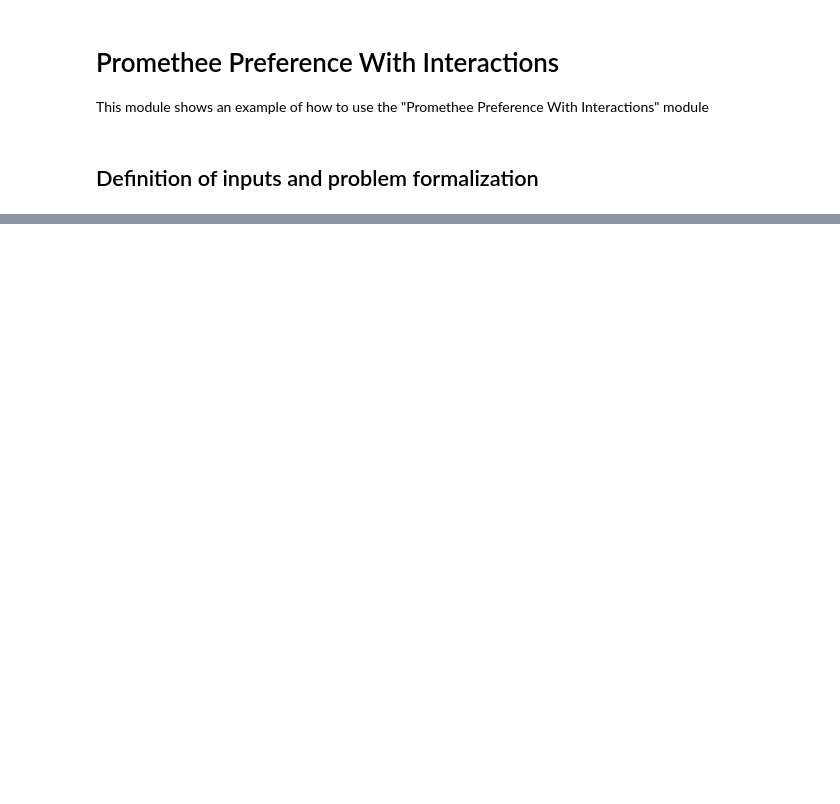
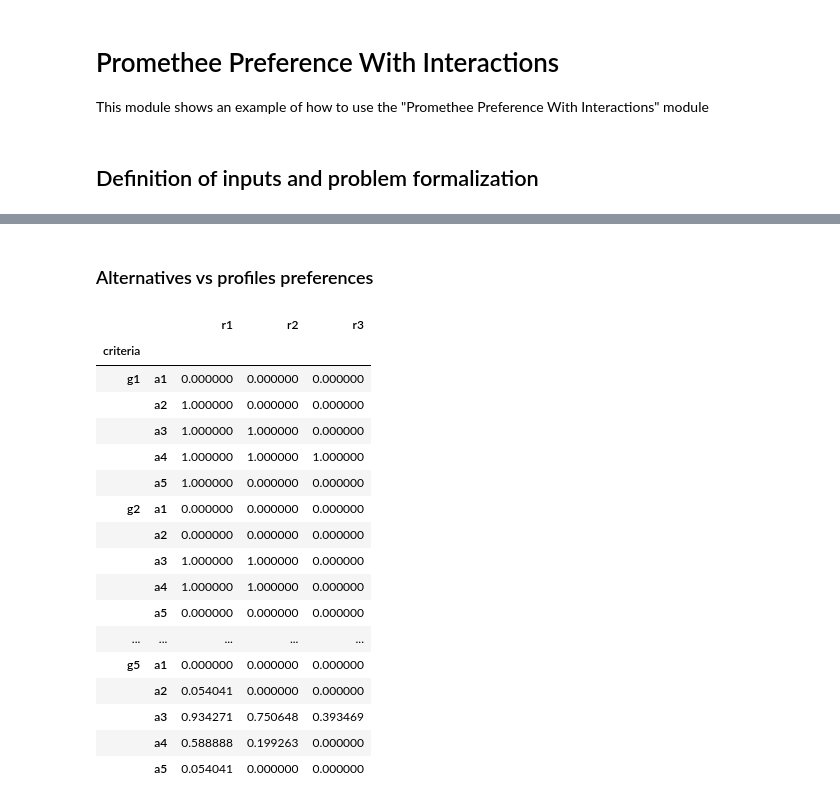
Before and after one commit to WAndraszyk/Construct-your-own-PROMETHEE-with-Python-for-MCDA, a Jupyter notebook: examples/preference/PrometheePreferenceWithInteractionsExample.ipynb, the cells around one changed output, grey strips where cells are left out. Drawn from its saved outputs; the diff is of its cells as text; code cells hidden in the pictures; blank space fills up the shorter version.

```diff
--- a/examples/preference/PrometheePreferenceWithInteractionsExample.ipynb
+++ b/examples/preference/PrometheePreferenceWithInteractionsExample.ipynb
@@ -77,0 +84,2 @@ preference_indices
+# %% [markdown]
+### Alternatives vs profiles preferences
@@ -77,0 +96,21 @@ preference_indices
+# %%
+partial_preference_indices[0]
+# %% [output]
+|  |  | r1 | r2 | r3 |
+| criteria |  |  |  |  |
+| g1 | a1 | 0.000000 | 0.000000 | 0.000000 |
+|  | a2 | 1.000000 | 0.000000 | 0.000000 |
+|  | a3 | 1.000000 | 1.000000 | 0.000000 |
+|  | a4 | 1.000000 | 1.000000 | 1.000000 |
+|  | a5 | 1.000000 | 0.000000 | 0.000000 |
+| g2 | a1 | 0.000000 | 0.000000 | 0.000000 |
+|  | a2 | 0.000000 | 0.000000 | 0.000000 |
+|  | a3 | 1.000000 | 1.000000 | 0.000000 |
+|  | a4 | 1.000000 | 1.000000 | 0.000000 |
+|  | a5 | 0.000000 | 0.000000 | 0.000000 |
+| ... | ... | ... | ... | ... |
+| g5 | a1 | 0.000000 | 0.000000 | 0.000000 |
+|  | a2 | 0.054041 | 0.000000 | 0.000000 |
+|  | a3 | 0.934271 | 0.750648 | 0.393469 |
+|  | a4 | 0.588888 | 0.199263 | 0.000000 |
+|  | a5 | 0.054041 | 0.000000 | 0.000000 |
```
Also changed, not shown: parts of 16 cells of this notebook, 21 other files.
